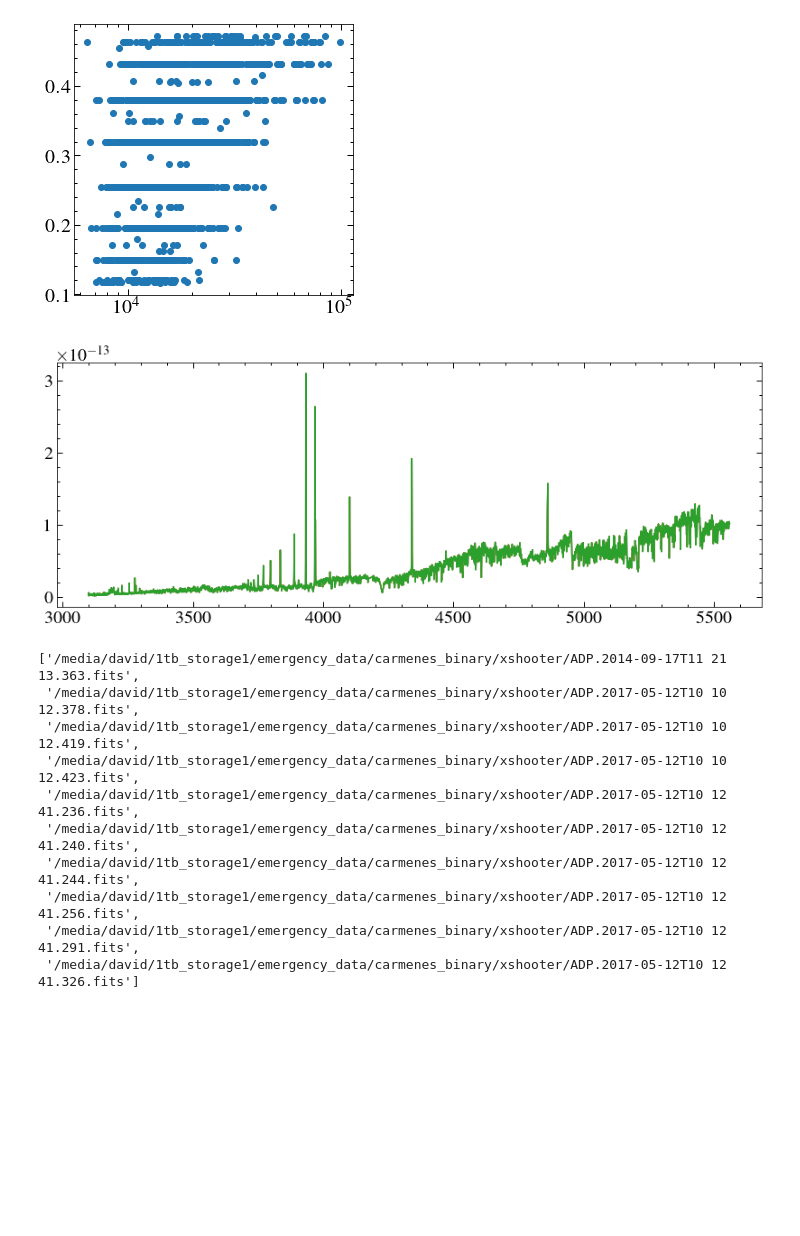
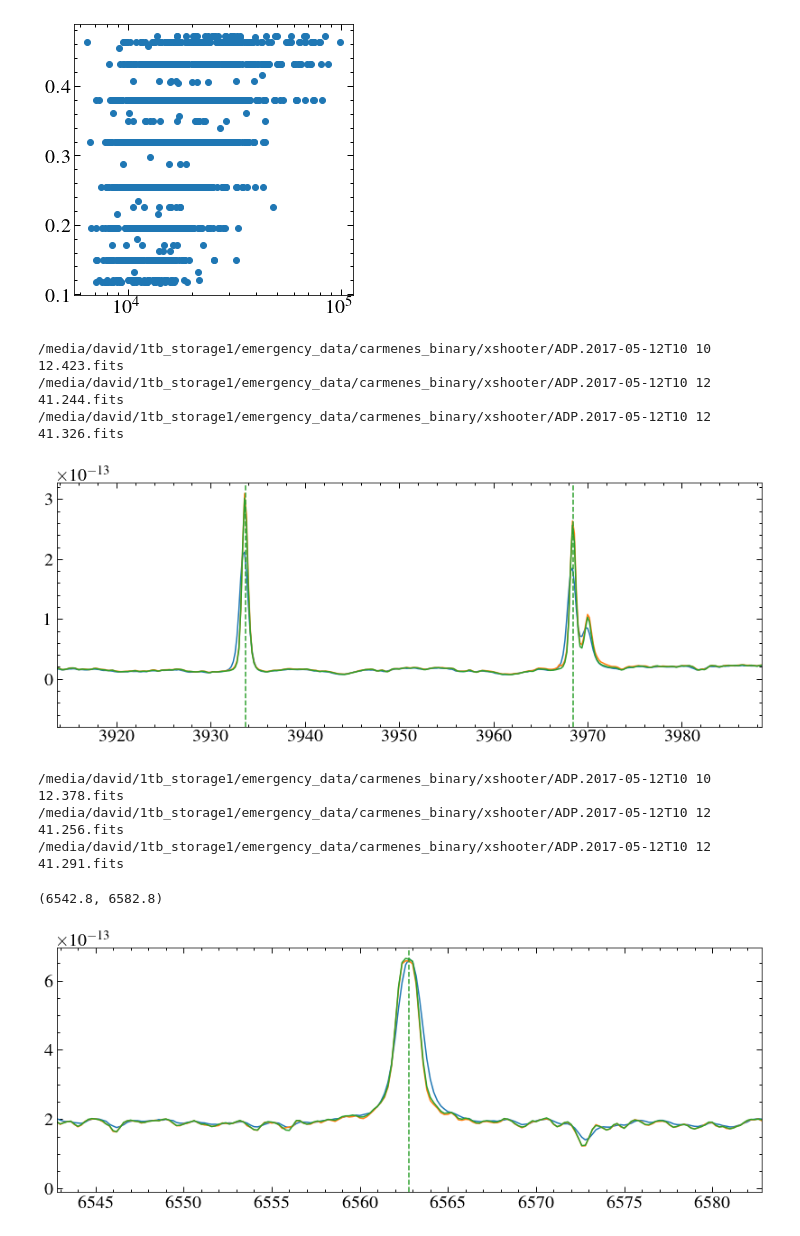
Before and after one commit to davidjwilson/gj207.1, a Jupyter notebook: gj207.1_pt2.ipynb, the cells around one changed output. Drawn from its saved outputs; the diff is of its cells as text; code cells hidden in the pictures; blank space fills up the shorter version.

```diff
--- a/gj207.1_pt2.ipynb
+++ b/gj207.1_pt2.ipynb
@@ -616,34 +598,54 @@ plt.xscale('log')
 # %%
 # xsfiles = glob.glob('{}xshooter/*'.format(path))
 # fits.getheader(xsfiles[0])
 bfiles = []
+vfiles = []
 for x in xsfiles:
     if fits.getheader(x)['DISPELEM'] == 'UVB':
         bfiles.append(x)
+    elif fits.getheader(x)['DISPELEM'] == 'VIS':
+        vfiles.append(x)
 for x in bfiles:
+    print(x)
     xdata = fits.getdata(x, 0)[0]
-    xw, xf, xe, dq = d1['WAVE'], d1['FLUX'],d1['ERR'], d1['QUAL']
+    xw, xf, xe, dq = xdata['WAVE'], xdata['FLUX'],xdata['ERR'], xdata['QUAL']
     mask = (dq ==0) & (xw > 310)
     xw, xf, xe = xw[mask]*10, xf[mask], xe[mask]
     plt.plot(xw, xf)
+#     plt.plot(xw, xe)
 
+ca =[ 3933.6614, 3968.4673]
+[plt.axvline(line, c='C2', ls='--') for line in ca]
+plt.xlim(ca[0]-20, ca[1]+20)
+
+plt.show()
+
+
+for x in vfiles:
+    print(x)
+    xdata = fits.getdata(x, 0)[0]
+    xw, xf, xe, dq = xdata['WAVE'], xdata['FLUX'],xdata['ERR'], xdata['QUAL']
+    mask = (dq ==0) & (xw > 550)
+    xw, xf, xe = xw[mask]*10, xf[mask], xe[mask]
+    plt.plot(xw, xf)
+#     plt.plot(xw, xe)
+
+ha = 6562.8
+
+plt.axvline(ha, c='C2', ls='--')
+plt.xlim(ha-20, ha+20)
 # d1 = fits.getdata(bfiles[1], 0)[0]
 # xw, xf, xe, dq = d1['WAVE'], d1['FLUX'],d1['ERR'], d1['QUAL']
 # mask = (dq ==0) & (xw > 310)
 # xw, xf, xe = xw[mask]*10, xf[mask], xe[mask]
 # plt.plot(xw, xf)
 # %% [output]
+/media/david/1tb_storage1/emergency_data/carmenes_binary/xshooter/ADP.2017-05-12T10 10 12.423.fits
+/media/david/1tb_storage1/emergency_data/carmenes_binary/xshooter/ADP.2017-05-12T10 12 41.244.fits
+/media/david/1tb_storage1/emergency_data/carmenes_binary/xshooter/ADP.2017-05-12T10 12 41.326.fits
-[figure, old version]
+[figure, new version]
+/media/david/1tb_storage1/emergency_data/carmenes_binary/xshooter/ADP.2017-05-12T10 10 12.378.fits
+/media/david/1tb_storage1/emergency_data/carmenes_binary/xshooter/ADP.2017-05-12T10 12 41.256.fits
+/media/david/1tb_storage1/emergency_data/carmenes_binary/xshooter/ADP.2017-05-12T10 12 41.291.fits
+(6542.8, 6582.8)
+[figure, added]
-# %%
-xsfiles
-# %% [output]
-['/media/david/1tb_storage1/emergency_data/carmenes_binary/xshooter/ADP.2014-09-17T11 21 13.363.fits',
- '/media/david/1tb_storage1/emergency_data/carmenes_binary/xshooter/ADP.2017-05-12T10 10 12.378.fits',
- '/media/david/1tb_storage1/emergency_data/carmenes_binary/xshooter/ADP.2017-05-12T10 10 12.419.fits',
- '/media/david/1tb_storage1/emergency_data/carmenes_binary/xshooter/ADP.2017-05-12T10 10 12.423.fits',
- '/media/david/1tb_storage1/emergency_data/carmenes_binary/xshooter/ADP.2017-05-12T10 12 41.236.fits',
- '/media/david/1tb_storage1/emergency_data/carmenes_binary/xshooter/ADP.2017-05-12T10 12 41.240.fits',
- '/media/david/1tb_storage1/emergency_data/carmenes_binary/xshooter/ADP.2017-05-12T10 12 41.244.fits',
- '/media/david/1tb_storage1/emergency_data/carmenes_binary/xshooter/ADP.2017-05-12T10 12 41.256.fits',
- '/media/david/1tb_storage1/emergency_data/carmenes_binary/xshooter/ADP.2017-05-12T10 12 41.291.fits',
- '/media/david/1tb_storage1/emergency_data/carmenes_binary/xshooter/ADP.2017-05-12T10 12 41.326.fits']
```
Also changed, not shown: parts of 5 cells of this notebook, 3 other files.
